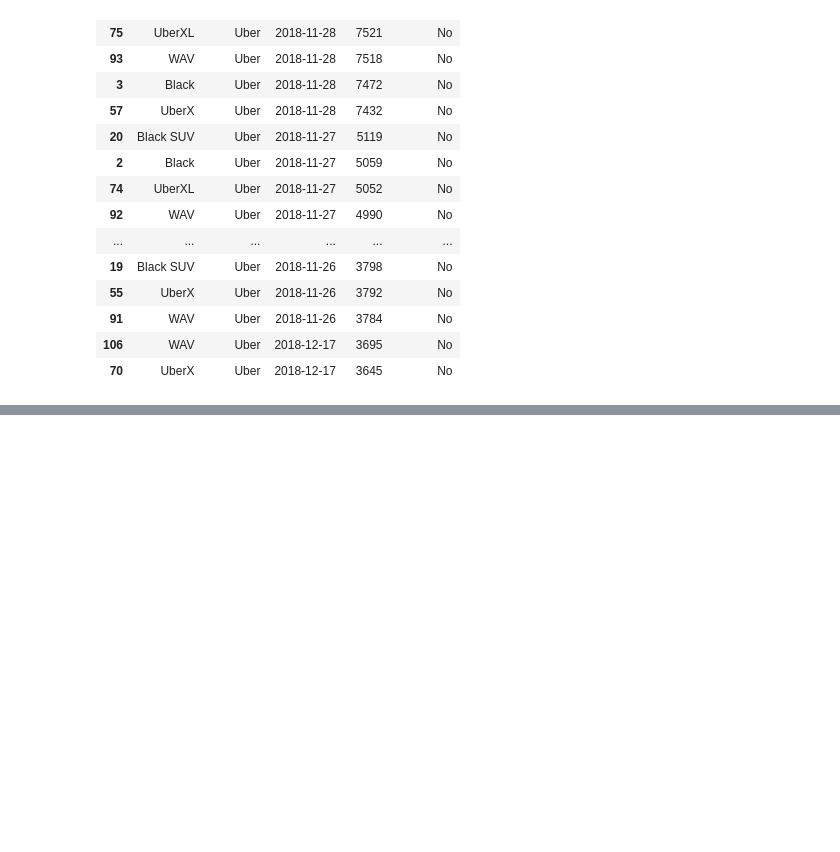
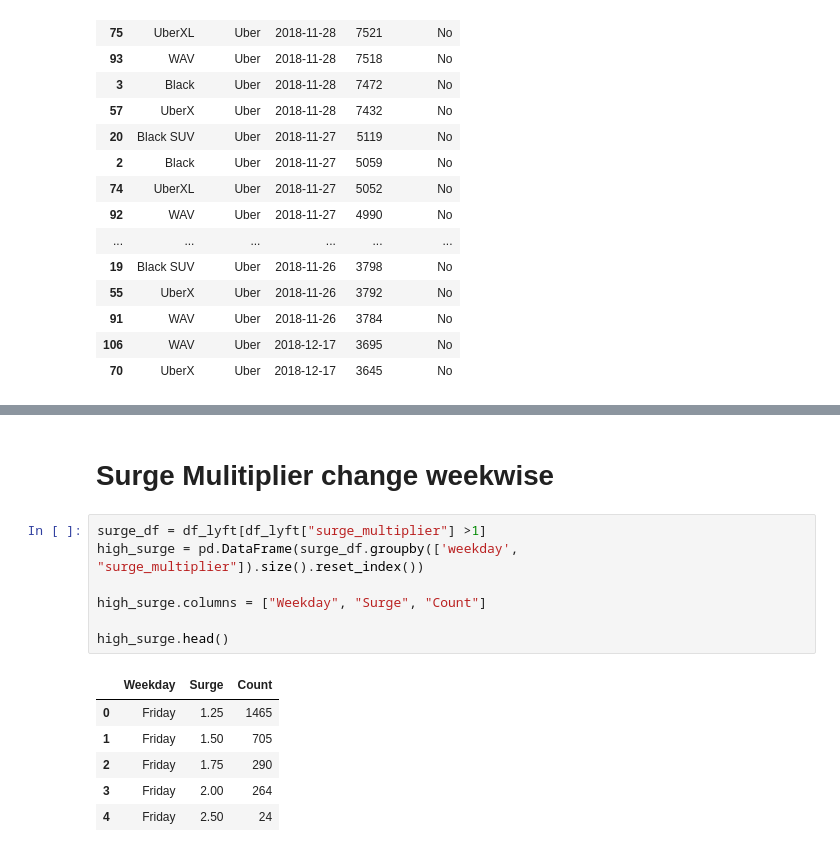
Before and after one commit to edgarp2017/Price-Trend-of-Riding-Apps, a Jupyter notebook: visualization_6_7.ipynb, the cells around one changed output, grey strips where cells are left out. Drawn from its saved outputs; the diff is of its cells as text; blank space fills up the shorter version.

```diff
--- a/visualization_6_7.ipynb
+++ b/visualization_6_7.ipynb
@@ -259,3 +269,19 @@ fig["layout"].pop("updatemenus")
 fig.show()
 # %% [output]
 [interactive output not drawn]
+# %% [markdown]
+# Surge Mulitiplier change weekwise
+# %%
+surge_df = df_lyft[df_lyft["surge_multiplier"] >1]
+high_surge = pd.DataFrame(surge_df.groupby(['weekday', "surge_multiplier"]).size().reset_index())
+
+high_surge.columns = ["Weekday", "Surge", "Count"]
+
+high_surge.head()
+# %% [output]
+|  | Weekday | Surge | Count |
+| 0 | Friday | 1.25 | 1465 |
+| 1 | Friday | 1.50 | 705 |
+| 2 | Friday | 1.75 | 290 |
+| 3 | Friday | 2.00 | 264 |
+| 4 | Friday | 2.50 | 24 |
```
Also changed, not shown: parts of 5 cells of this notebook.
